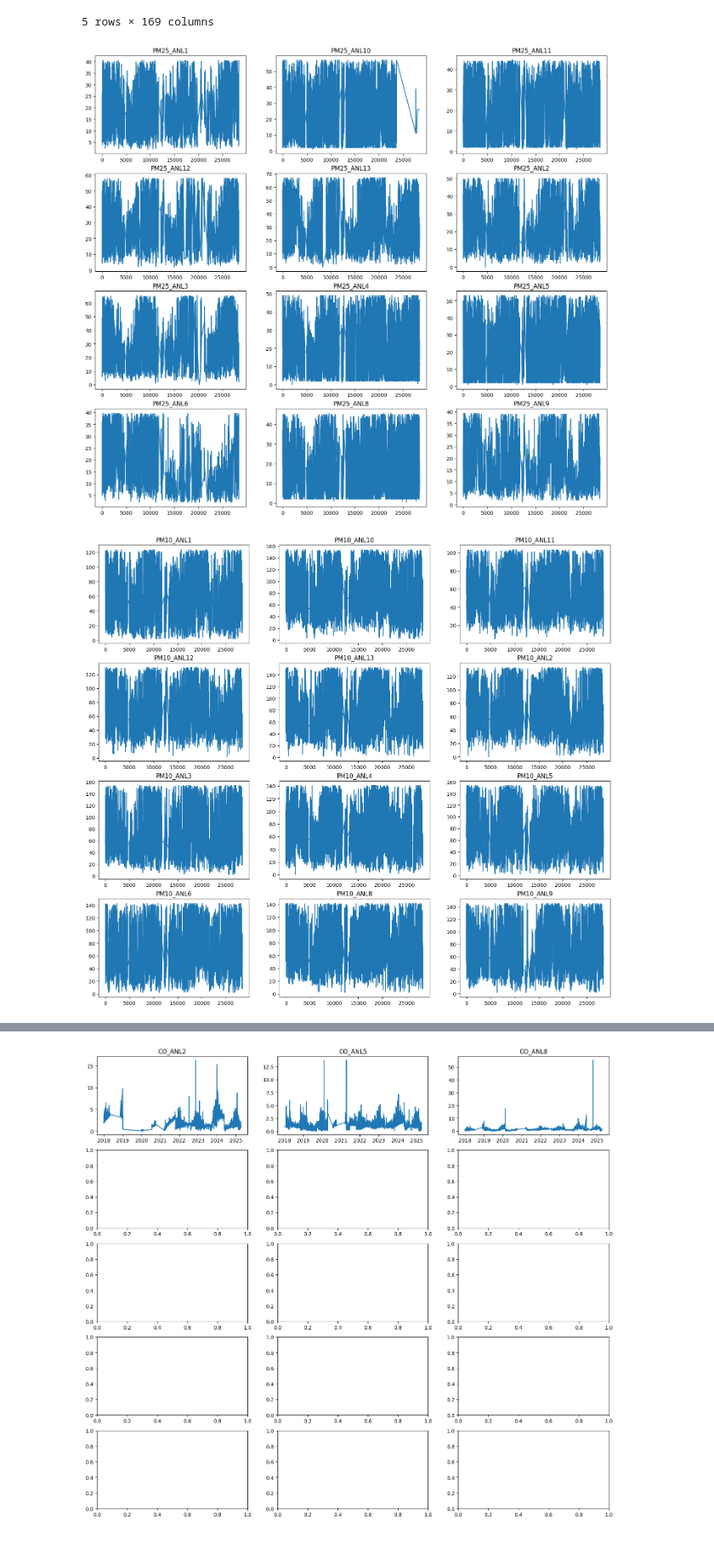
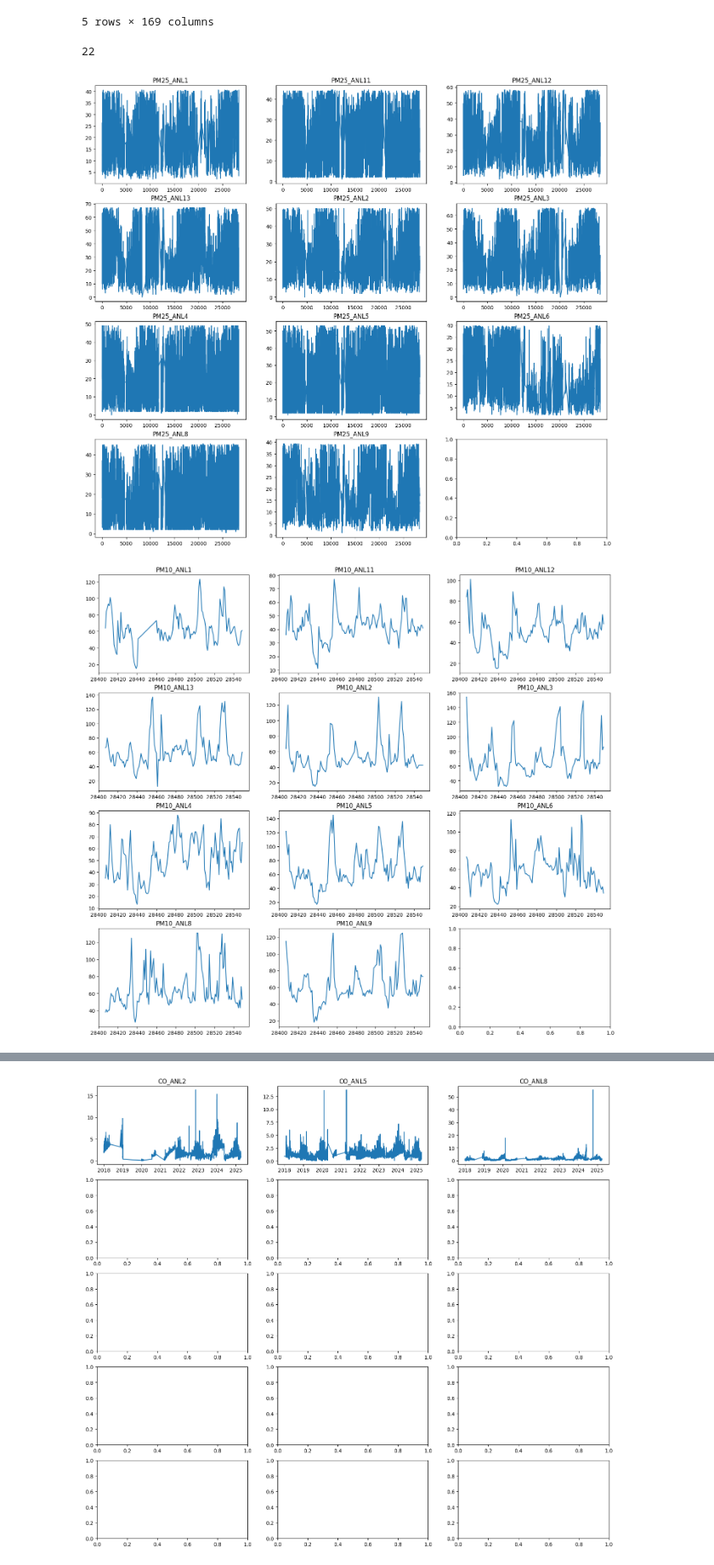
Before and after one commit to SimplySanti/daacc_preficient, a Jupyter notebook: notebooks/Forecasting.ipynb, the cells around one changed output, grey strips where cells are left out. Shown at 85% size. Cells and saved outputs as stored; diff of their text form; code cells hidden in the pictures.

```diff
--- a/notebooks/Forecasting.ipynb
+++ b/notebooks/Forecasting.ipynb
@@ -24,10 +24,10 @@ df.head()
 | 4 | 2022-01-01 04:00:00 | 2.05 | 2.07 | 1.61 | 2.38 | 2.604 | 2.88 | 3.09 | 1.50 | 1.99 | ... |
 5 rows × 169 columns
 # %%
-def transform(df, desired_columns):
+def transform(df, desired_columns, drop_sensors=[]):
     final_dataframe = df
     for column in df.columns:
-        if column.split("_")[0] not in desired_columns:
+        if column.split("_")[0] not in desired_columns or column.split("_")[1] in drop_sensors:
             final_dataframe = final_dataframe.drop(columns=column)
 
     return final_dataframe
@@ -37,7 +37,7 @@ def transform(df, desired_columns):
 
 desired_magnitudes_pm = ["PM25", "PM10"]
 
-pm_regressor_dataset = transform(df, desired_magnitudes_pm)
-o3_regressor_dataset = transform(df, ["O3"])
+pm_regressor_dataset = transform(df, desired_magnitudes_pm, ["ANL10"])
+o3_regressor_dataset = transform(df, ["O3"], ["ANL10"])
 # %%
 # split data for training and testing
@@ -87,12 +92,14 @@ def graph_metrics(forecast_df: pd.DataFrame, true_df: pd.DataFrame, metric_name:
 %matplotlib inline
 # %%
 graph_metric(train_pm_df, "PM25")
+print(len(train_pm_df.columns))
 # %% [output]
+22
-[figure, old version]
+[figure, new version]
 # %%
-graph_metric(train_pm_df, "PM10")
+graph_metric(test_pm_df, "PM10")
 # %% [output]
-[figure, old version]
+[figure, new version]
 # %%
 graph_metric(train_o3_df, "O3")
 # %% [output]
```
Also changed, not shown: parts of 7 cells of this notebook, 2 other files.
